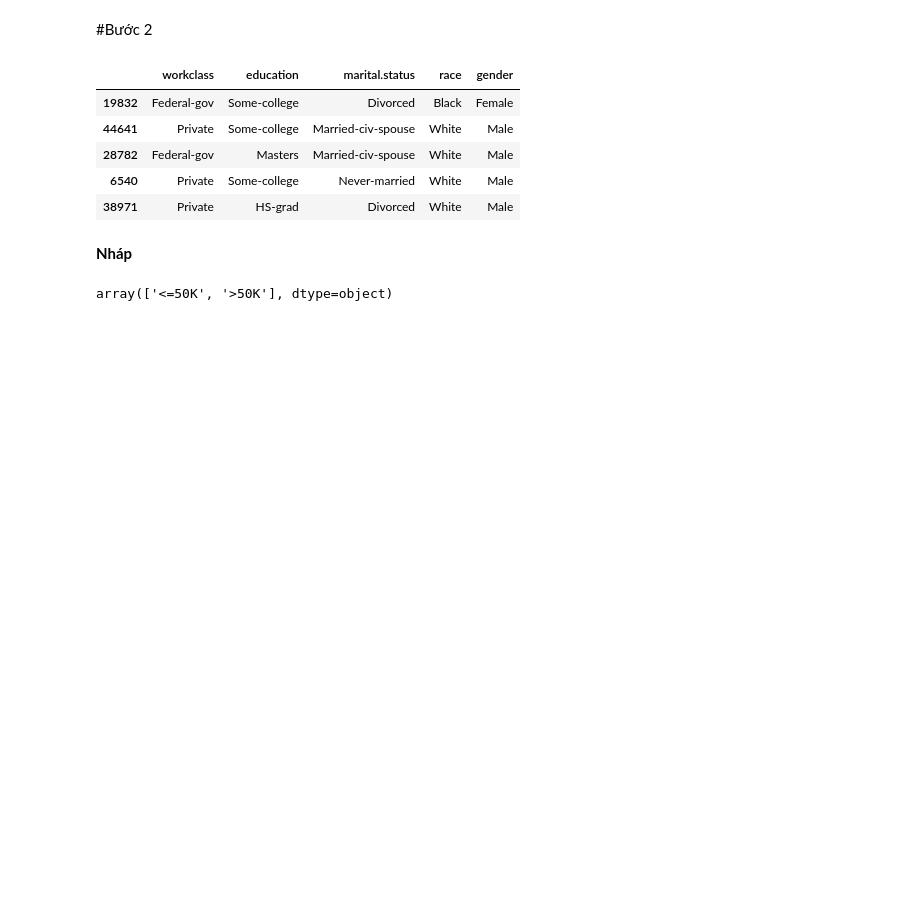
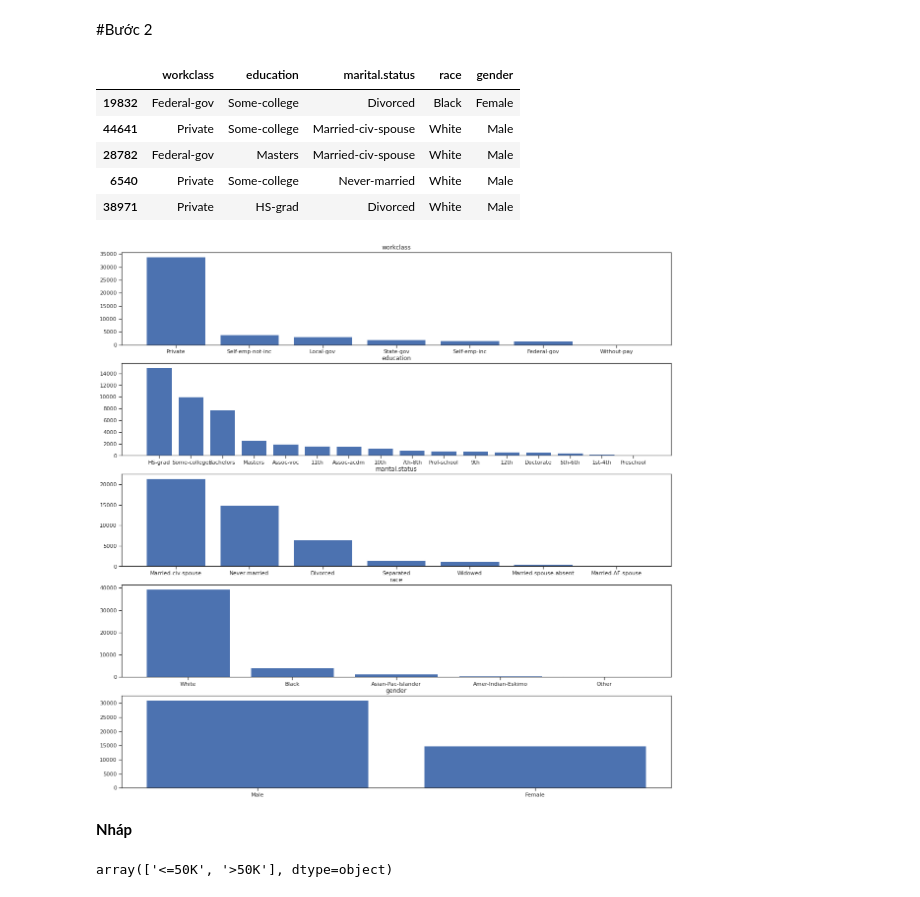
Before and after one commit to huongd17at089/income_prediction, a Jupyter notebook: income_prediction.ipynb, the cells around one changed output. Drawn from its saved outputs; the diff is of its cells as text; code cells hidden in the pictures; blank space fills up the shorter version.

```diff
--- a/income_prediction.ipynb
+++ b/income_prediction.ipynb
@@ -120,16 +120,18 @@ df2.sample(5)
 | 38971 | Private | HS-grad | Divorced | White | Male |
 # %%
 # from matplotlib import pyplot as plt
-# fig,axes = plt.subplots(len(categorical_vars), 2,figsize=(20,20))
+fig,axes = plt.subplots(len(categorical_vars),figsize=(20,20))
 for ind,var in enumerate(categorical_vars):
   info = pd.DataFrame()
   info["Frequency"] = df[var].value_counts()
   info["Percentage"] = info["Frequency"]/df2.shape[0]*100
-  print(info)
-  print(info[info["Frequency"] == max(info["Frequency"])])
-  print("-----------------------------------------------------------")
-  # axes[ind].pie(info["Percentage"], labels=info.index, autopct='%1.1f%%')
-  # axes[ind].axis('equal')
+  # print(info)
+  # print(info[info["Frequency"] == max(info["Frequency"])])
+  # print("-----------------------------------------------------------")
+  axes[ind].bar(info.index, height=info["Frequency"])
+  axes[ind].set_title(var)
+# %% [output]
+[figure, added]
 # %% [markdown]
 **Nháp**
 # %%
```
